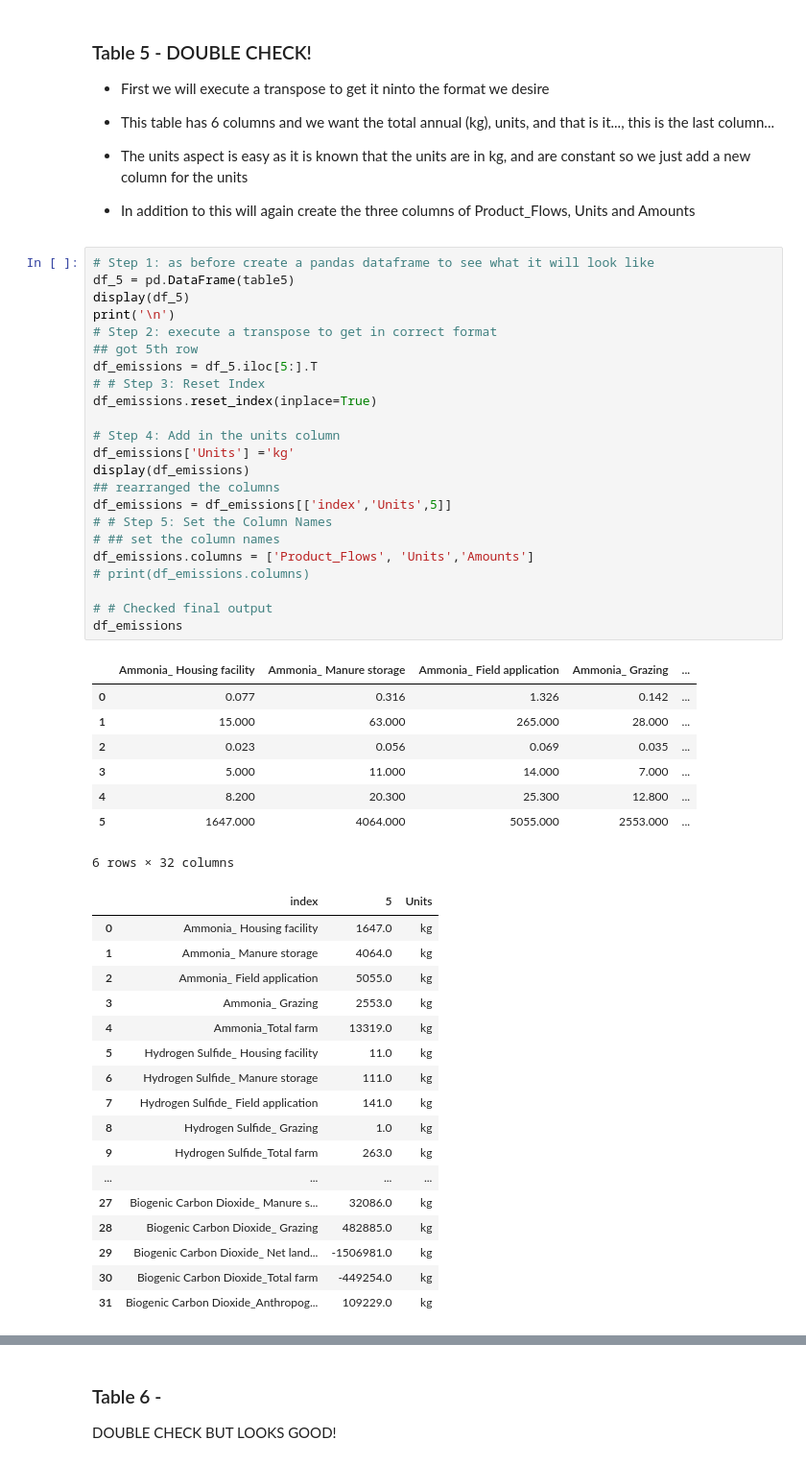
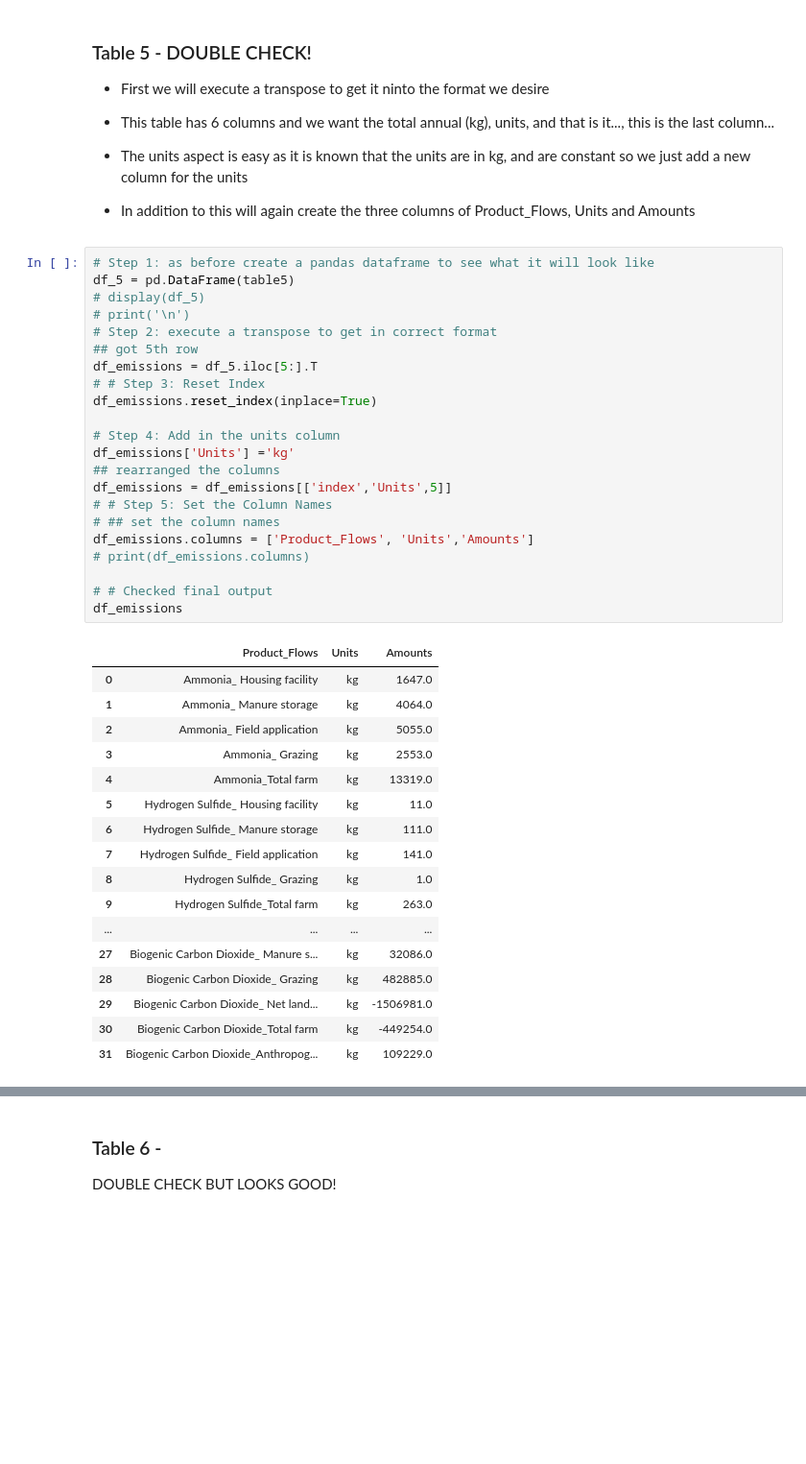
Before and after one commit to AgroSolutions-OSU/IFSM_Analysis, a Jupyter notebook: srm_csv.ipynb, the cells around one changed output, grey strips where cells are left out. Shown at 96% size. Saved outputs shown, nothing was run; the diff lists cells and outputs as text; blank space fills up the shorter version.

```diff
--- a/srm_csv.ipynb
+++ b/srm_csv.ipynb
@@ -825,49 +825,40 @@ Index(['Product_Flows', 'Units', 'Amounts'], dtype='object')
 # %%
 # Step 1: as before create a pandas dataframe to see what it will look like
 df_5 = pd.DataFrame(table5)
-display(df_5)
-print('\n')
+# display(df_5)
+# print('\n')
 # Step 2: execute a transpose to get in correct format
 ## got 5th row
 df_emissions = df_5.iloc[5:].T
 # # Step 3: Reset Index
 df_emissions.reset_index(inplace=True)
 
 # Step 4: Add in the units column
 df_emissions['Units'] ='kg'
-display(df_emissions)
 ## rearranged the columns
 df_emissions = df_emissions[['index','Units',5]]
 # # Step 5: Set the Column Names
 # ## set the column names
 df_emissions.columns = ['Product_Flows', 'Units','Amounts']
 # print(df_emissions.columns)
 
 # # Checked final output
 df_emissions
 # %% [output]
-|  | Ammonia_ Housing facility | Ammonia_ Manure storage | Ammonia_ Field application | Ammonia_ Grazing | ... |
-| 0 | 0.077 | 0.316 | 1.326 | 0.142 | ... |
-| 1 | 15.000 | 63.000 | 265.000 | 28.000 | ... |
-| 2 | 0.023 | 0.056 | 0.069 | 0.035 | ... |
-| 3 | 5.000 | 11.000 | 14.000 | 7.000 | ... |
-| 4 | 8.200 | 20.300 | 25.300 | 12.800 | ... |
-| 5 | 1647.000 | 4064.000 | 5055.000 | 2553.000 | ... |
+|  | Product_Flows | Units | Amounts |
+| 0 | Ammonia_ Housing facility | kg | 1647.0 |
+| 1 | Ammonia_ Manure storage | kg | 4064.0 |
+| 2 | Ammonia_ Field application | kg | 5055.0 |
+| 3 | Ammonia_ Grazing | kg | 2553.0 |
+| 4 | Ammonia_Total farm | kg | 13319.0 |
+| 5 | Hydrogen Sulfide_ Housing facility | kg | 11.0 |
+| 6 | Hydrogen Sulfide_ Manure storage | kg | 111.0 |
+| 7 | Hydrogen Sulfide_ Field application | kg | 141.0 |
+| 8 | Hydrogen Sulfide_ Grazing | kg | 1.0 |
+| 9 | Hydrogen Sulfide_Total farm | kg | 263.0 |
+| ... | ... | ... | ... |
+| 27 | Biogenic Carbon Dioxide_ Manure s... | kg | 32086.0 |
+| 28 | Biogenic Carbon Dioxide_ Grazing | kg | 482885.0 |
+| 29 | Biogenic Carbon Dioxide_ Net land... | kg | -1506981.0 |
+| 30 | Biogenic Carbon Dioxide_Total farm | kg | -449254.0 |
+| 31 | Biogenic Carbon Dioxide_Anthropog... | kg | 109229.0 |
-6 rows × 32 columns
-|  | index | 5 | Units |
-| 0 | Ammonia_ Housing facility | 1647.0 | kg |
-| 1 | Ammonia_ Manure storage | 4064.0 | kg |
-| 2 | Ammonia_ Field application | 5055.0 | kg |
-| 3 | Ammonia_ Grazing | 2553.0 | kg |
-| 4 | Ammonia_Total farm | 13319.0 | kg |
-| 5 | Hydrogen Sulfide_ Housing facility | 11.0 | kg |
-| 6 | Hydrogen Sulfide_ Manure storage | 111.0 | kg |
-| 7 | Hydrogen Sulfide_ Field application | 141.0 | kg |
-| 8 | Hydrogen Sulfide_ Grazing | 1.0 | kg |
-| 9 | Hydrogen Sulfide_Total farm | 263.0 | kg |
-| ... | ... | ... | ... |
-| 27 | Biogenic Carbon Dioxide_ Manure s... | 32086.0 | kg |
-| 28 | Biogenic Carbon Dioxide_ Grazing | 482885.0 | kg |
-| 29 | Biogenic Carbon Dioxide_ Net land... | -1506981.0 | kg |
-| 30 | Biogenic Carbon Dioxide_Total farm | -449254.0 | kg |
-| 31 | Biogenic Carbon Dioxide_Anthropog... | 109229.0 | kg |
```
Also changed, not shown: parts of 4 cells of this notebook.
